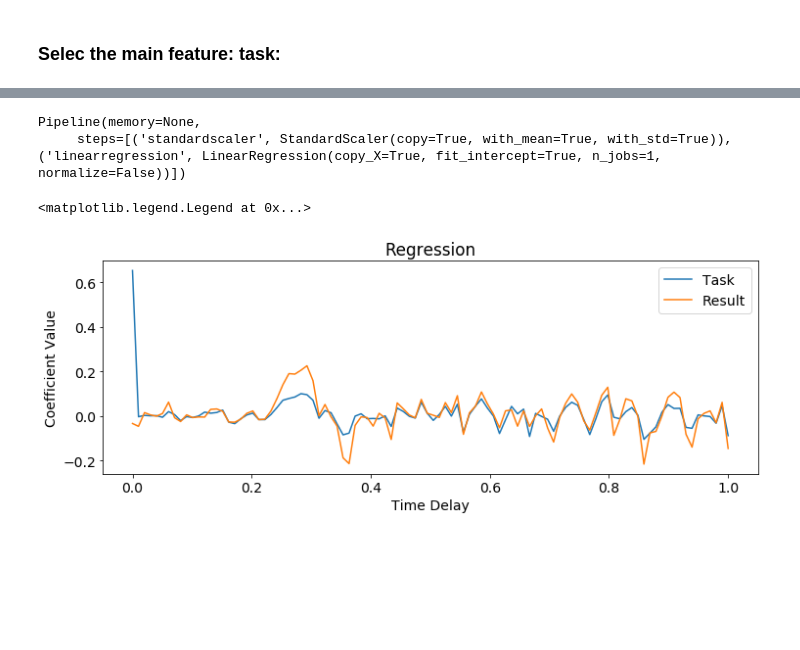
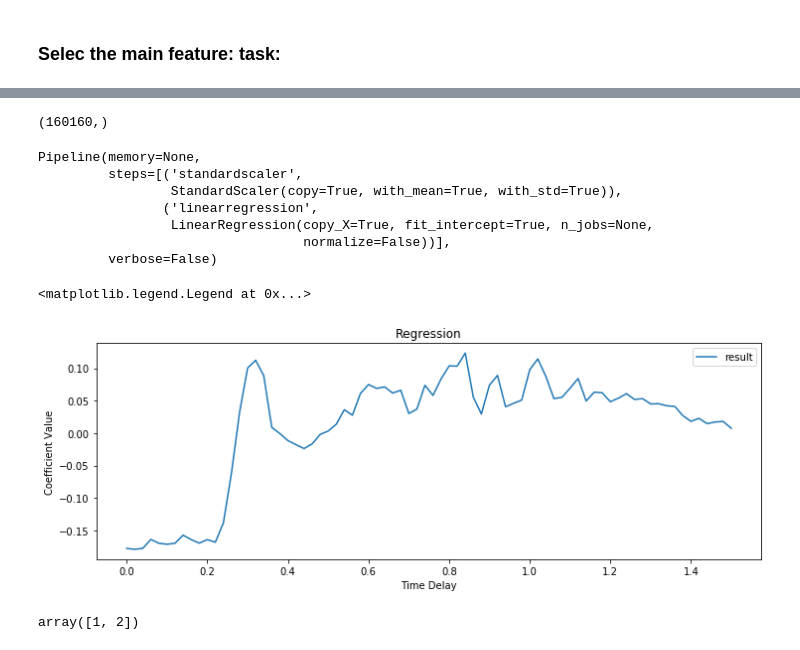
Before and after one commit to pinheirochagas/lbcn_encoding_decoding, a Jupyter notebook: notebooks/encoding_model_pipeline.ipynb, the cells around one changed output, grey strips where cells are left out. Saved outputs shown, nothing was run; the diff lists cells and outputs as text; code cells hidden in the pictures; blank space fills up the shorter version.

Commit message:
pipeline cross

```diff
--- a/notebooks/encoding_model_pipeline.ipynb
+++ b/notebooks/encoding_model_pipeline.ipynb
@@ -195,32 +219,67 @@ ax.legend()
-# %%
-# Choose another feature
-times = np.shape(np.unique(data.loc[:,'time']))
-times = int(times[0])
-features = np.array(data.loc[:,'result'])
-
-features_reshape = np.reshape(features, (trials, times))
-features_reshape = np.expand_dims(features_reshape, axis=1)
-X_delayed = delay_time_series(features_reshape, delays, 500)
-X_env = X_delayed.reshape([X_delayed.shape[0], -1, X_delayed.shape[-1]])
-X_env = np.hstack(X_env).T
-
-est_res = make_pipeline(StandardScaler(), LinearRegression())
-est_res.fit(X_env, y)
-# %% [output]
-Pipeline(memory=None,
-     steps=[('standardscaler', StandardScaler(copy=True, with_mean=True, with_std=True)), ('linearregression', LinearRegression(copy_X=True, fit_intercept=True, n_jobs=1, normalize=False))])
+# %%
+data_math = data.loc[data.loc[:,'task_general_cond_name'] == 2,:]
+# %%
+features = np.array(data_math.loc[:,'result'])
+times = np.shape(np.unique(data_math.loc[:,'time']))
+times = int(times[0])
+r,c = np.shape(data_math)
+trials = int(r/times)
+
+# Reshape features
+features_reshape = np.reshape(features, (trials, times))
+features_reshape = np.expand_dims(features_reshape, axis=1)
+
+# Add delayed features
+fs = 500
+time_window = 0.02;
+#n_delays = 100
+#delays = np.linspace(1, 2, 100)
+
+start = 0; stop = 1.5; step = time_window
+delays = np.arange(start, stop+step, step)
+n_delays = int(len(delays))
+
+X_delayed = np.zeros((trials,1,n_delays,times))
+for i in range(trials):
+    for ii in range(n_delays):
+        window = [int(np.round(delays[ii]*fs)),int(np.round((delays[ii]+time_window)*fs))]
+        X_delayed[i,0,ii,window[0]:window[1]] = int(np.unique(features_reshape[i]))
+
+# Concatenate back the delayed features
+X_env = X_delayed.reshape([X_delayed.shape[0], -1, X_delayed.shape[-1]])
+X_env = np.hstack(X_env).T
+# %%
+np.shape(y)
+# %% [output]
+(160160,)
+# %%
+# Define the dependent variable
+y = np.array(data_math.loc[:,'HFB']) # HFB
+
+# Fit the model
+est = make_pipeline(StandardScaler(), LinearRegression())
+est.fit(X_env, y)
+# %% [output]
+Pipeline(memory=None,
+         steps=[('standardscaler',
+                 StandardScaler(copy=True, with_mean=True, with_std=True)),
+                ('linearregression',
+                 LinearRegression(copy_X=True, fit_intercept=True, n_jobs=None,
+                                  normalize=False))],
+         verbose=False)
 # %%
 # Plot results
 fig, ax = plt.subplots(figsize=(12, 4))
-ax.plot(np.abs(delays), est.steps[-1][-1].coef_, label = 'Task')
-ax.plot(np.abs(delays), est_res.steps[-1][-1].coef_,label = 'Result')
-#ax.plot(np.abs(delays), est_cd.steps[-1][-1].coef_,label = 'Cross decade')
-#ax.plot(np.abs(delays), est_task.steps[-1][-1].coef_,label = 'Task')
+ax.plot(np.abs(delays), est.steps[-1][-1].coef_, label = 'result')
 
 ax.set_xlabel('Time Delay')
 ax.set_ylabel('Coefficient Value')
 ax.set_title('Regression')
 ax.legend()
 # %% [output]
 <matplotlib.legend.Legend at 0x...>
-[figure, old version]
+[figure, new version]
+# %%
+np.unique(features_reshape)
+# %% [output]
+array([1, 2])
```
Also changed, not shown: parts of 14 cells of this notebook.
